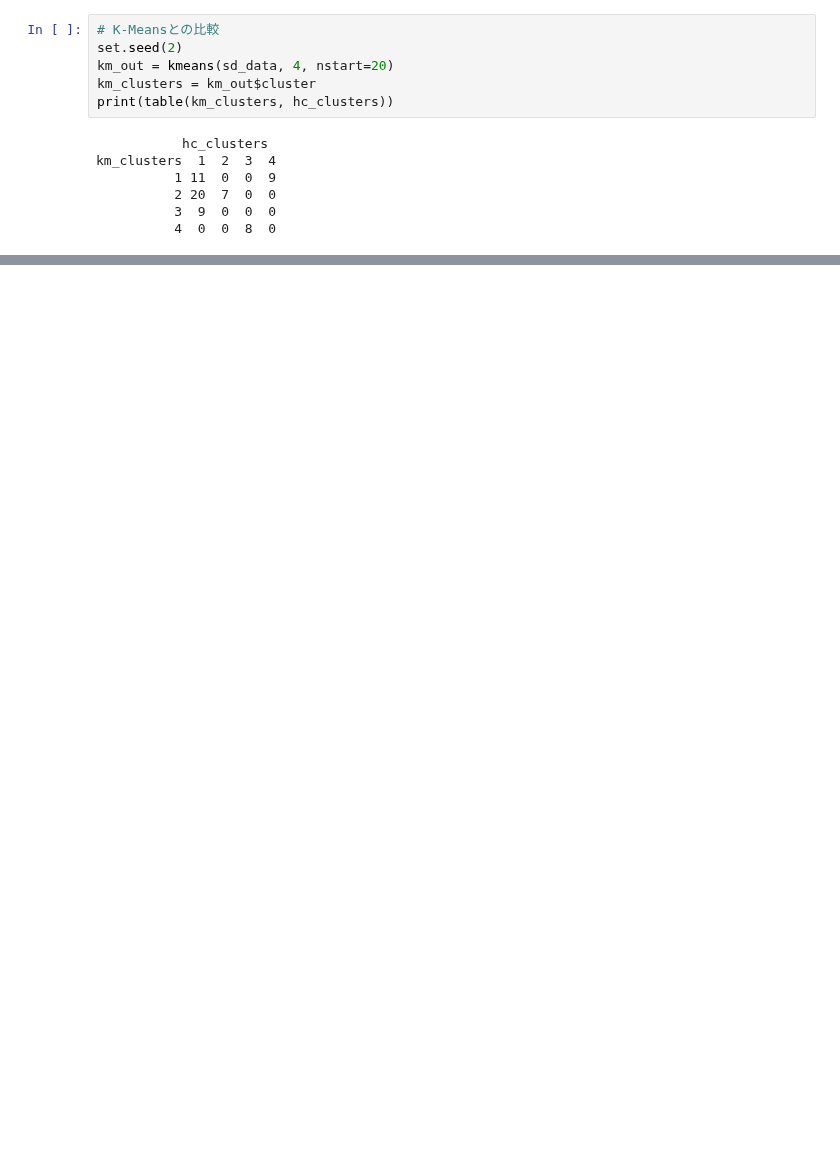
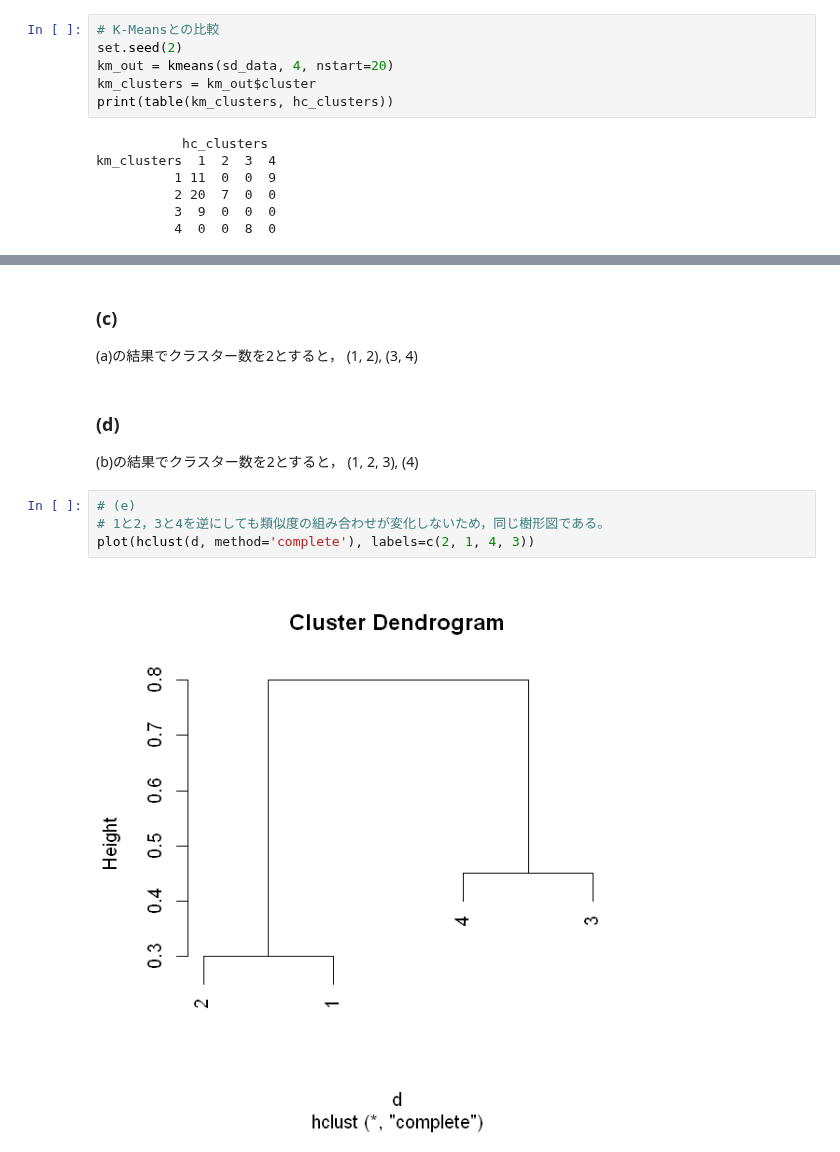
Before and after one commit to yellowmeteor/met_python.github.io, a Jupyter notebook: ISLR/10_Unsupervized_Learning.ipynb, the cells around one changed output, grey strips where cells are left out. Drawn from its saved outputs; the diff is of its cells as text; blank space fills up the shorter version.

```diff
--- a/ISLR/10_Unsupervized_Learning.ipynb
+++ b/ISLR/10_Unsupervized_Learning.ipynb
@@ -476,0 +502,14 @@ print(table(cutree(hc_out, 4), nci_labs))
+# %% [markdown]
+### (c)
+(a)の結果でクラスター数を2とすると，
+(1, 2), (3, 4)
+# %% [markdown]
+### (d)
+(b)の結果でクラスター数を2とすると，
+(1, 2, 3), (4)
+# %%
+# (e)
+# 1と2，3と4を逆にしても類似度の組み合わせが変化しないため，同じ樹形図である。
+plot(hclust(d, method='complete'), labels=c(2, 1, 4, 3))
+# %% [output]
+[figure, added]
```
Also changed, not shown: parts of 8 cells of this notebook.
